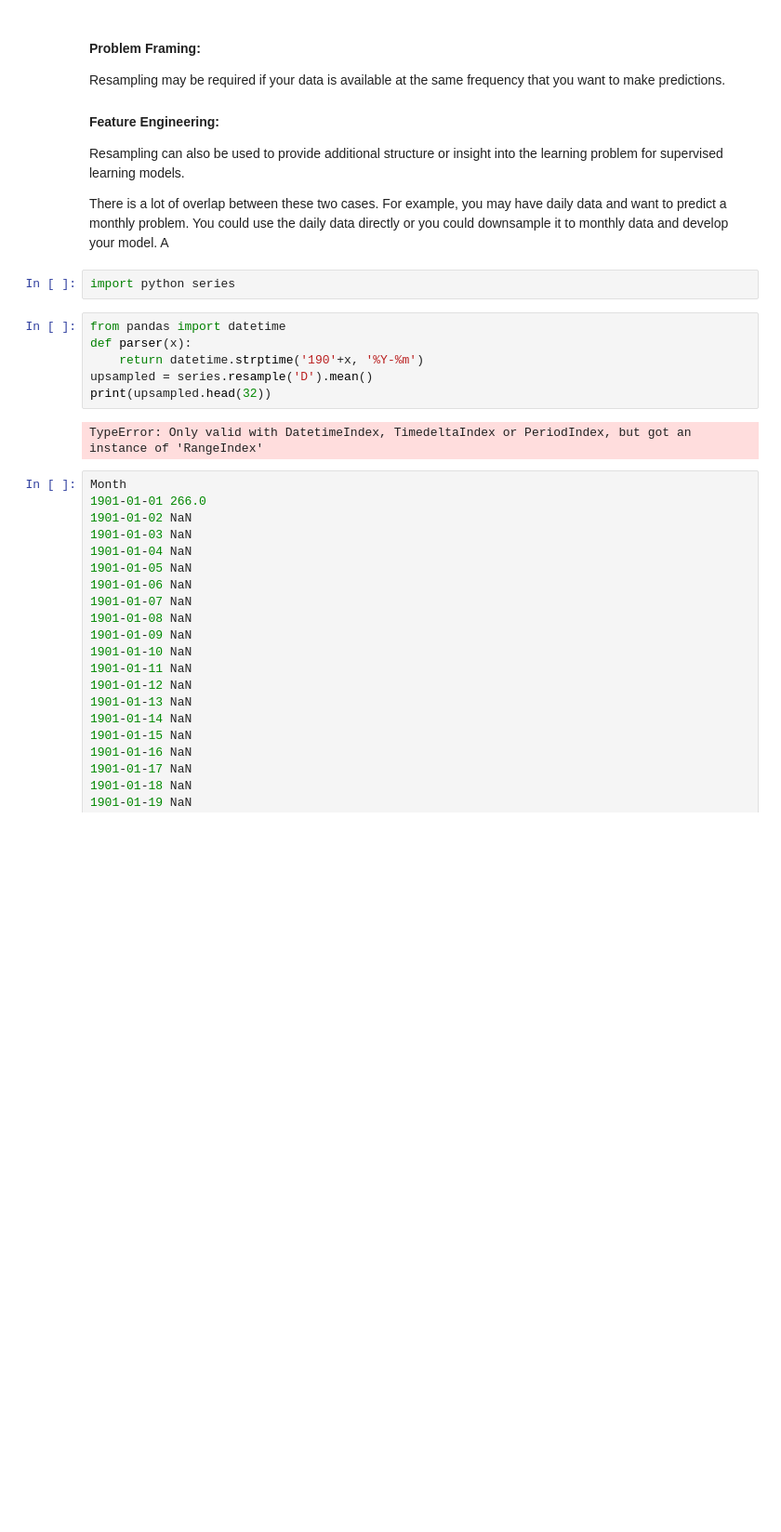
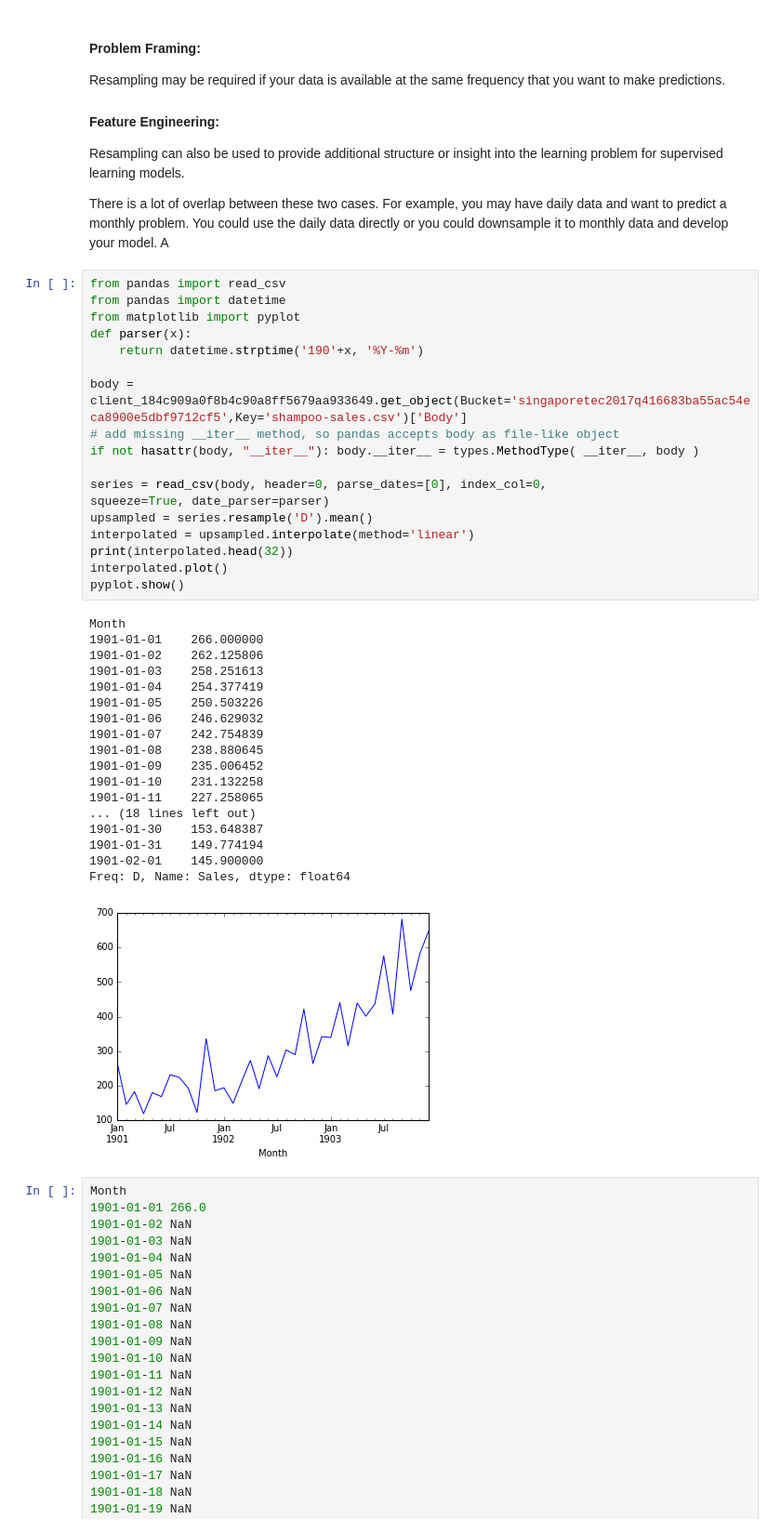
Before and after one commit to tlsandbox/ML-DL-NLP_CrashCourse, a Jupyter notebook: Python Time Series Course Part 1 Window_Visualize.ipynb, the cells around one changed output. Shown at 93% size. Saved outputs shown, nothing was run; the diff lists cells and outputs as text; blank space fills up the shorter version.

```diff
--- a/Python Time Series Course Part 1 Window_Visualize.ipynb
+++ b/Python Time Series Course Part 1 Window_Visualize.ipynb
@@ -568,16 +586,43 @@ insight into the learning problem for supervised learning models.
 There is a lot of overlap between these two cases. For example, you may have daily data
 and want to predict a monthly problem. You could use the daily data directly or you could
 downsample it to monthly data and develop your model. A
-# %%
-import python series
-# %%
-from pandas import datetime
-def parser(x):
-    return datetime.strptime('190'+x, '%Y-%m')
-upsampled = series.resample('D').mean()
-print(upsampled.head(32))
-# %% [output]
-TypeError: Only valid with DatetimeIndex, TimedeltaIndex or PeriodIndex, but got an instance of 'RangeIndex'
+# %%
+from pandas import read_csv
+from pandas import datetime
+from matplotlib import pyplot
+def parser(x):
+    return datetime.strptime('190'+x, '%Y-%m')
+
+body = client_184c909a0f8b4c90a8ff5679aa933649.get_object(Bucket='singaporetec2017q416683ba55ac54eca8900e5dbf9712cf5',Key='shampoo-sales.csv')['Body']
+# add missing __iter__ method, so pandas accepts body as file-like object
+if not hasattr(body, "__iter__"): body.__iter__ = types.MethodType( __iter__, body )
+
+series = read_csv(body, header=0, parse_dates=[0], index_col=0,
+squeeze=True, date_parser=parser)
+upsampled = series.resample('D').mean()
+interpolated = upsampled.interpolate(method='linear')
+print(interpolated.head(32))
+interpolated.plot()
+pyplot.show()
+# %% [output]
+Month
+1901-01-01    266.000000
+1901-01-02    262.125806
+1901-01-03    258.251613
+1901-01-04    254.377419
+1901-01-05    250.503226
+1901-01-06    246.629032
+1901-01-07    242.754839
+1901-01-08    238.880645
+1901-01-09    235.006452
+1901-01-10    231.132258
+1901-01-11    227.258065
+... (18 lines left out)
+1901-01-30    153.648387
+1901-01-31    149.774194
+1901-02-01    145.900000
+Freq: D, Name: Sales, dtype: float64
+[figure, added]
 # %%
 Month
 1901-01-01 266.0
```
Also changed, not shown: parts of 12 cells of this notebook.
